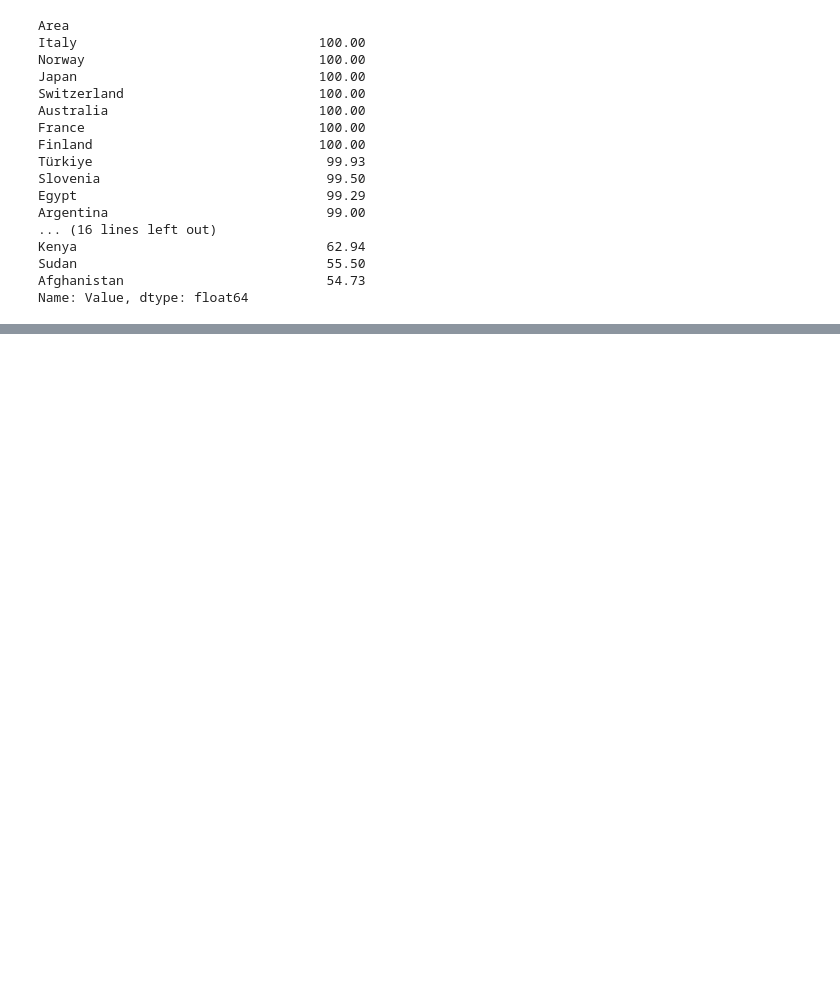
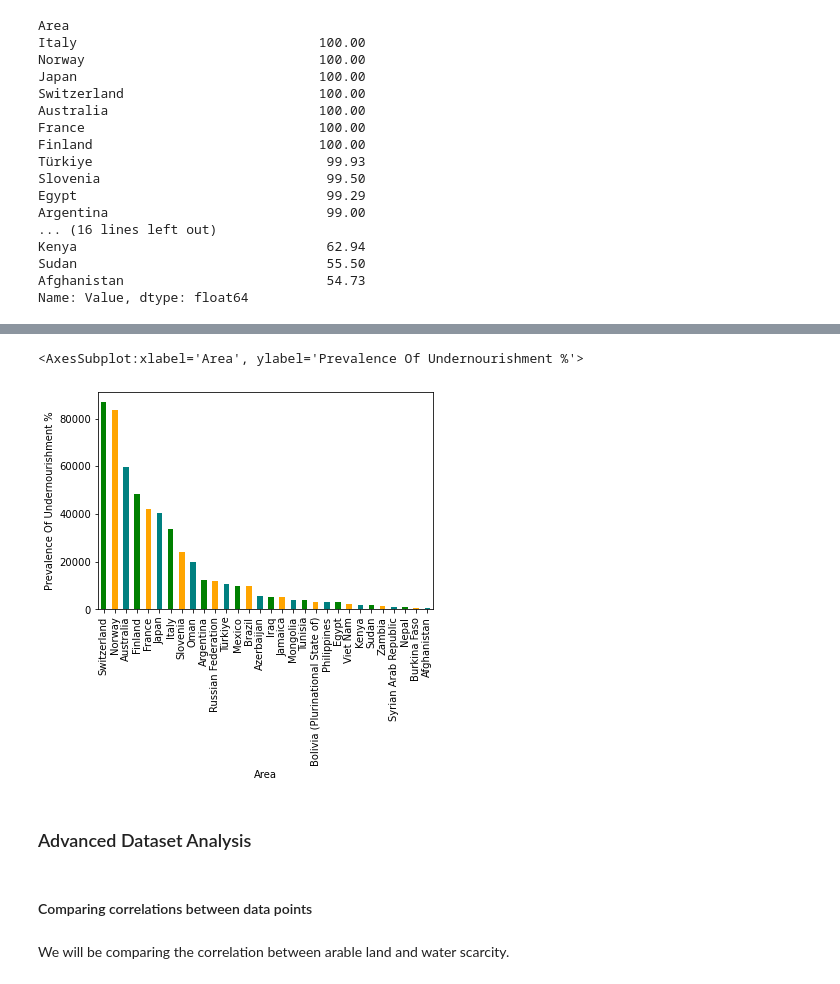
Before and after one commit to Programmer-ms742001/DataAnalysisProject, a Jupyter notebook: Data Analysis Main.ipynb, the cells around one changed output, grey strips where cells are left out. Cells and saved outputs as stored; diff of their text form; code cells hidden in the pictures; blank space fills up the shorter version.

```diff
--- a/Data Analysis Main.ipynb
+++ b/Data Analysis Main.ipynb
@@ -186,0 +273,9 @@ Name: Value, dtype: float64
+# %%
+# Filter the dataset for rows where 'Variable' is 'Prevalence of undernourishment'
+GDP_per_capita_dataset = dataset_filtered[dataset_filtered["Variable"] == "GDP per capita"]
+
+# Group by 'Area' and calculate the mean of 'Value'
+mean_GDP_per_capita = GDP_per_capita_dataset.groupby("Area")["Value"].mean()
+
+# Displaying Results
+mean_GDP_per_capita.sort_values(ascending=False, inplace=True) # Pandas library function for sorting series.
@@ -186,0 +302,11 @@ Name: Value, dtype: float64
+# %%
+mean_GDP_per_capita.plot.bar(xlabel='Area', ylabel='Prevalence Of Undernourishment %', color=['green','orange','teal'])
+# %% [output]
+<AxesSubplot:xlabel='Area', ylabel='Prevalence Of Undernourishment %'>
+[figure, added]
+# %% [markdown]
+### Advanced Dataset Analysis
+# %% [markdown]
+#### Comparing correlations between data points
+# %% [markdown]
+We will be comparing the correlation between arable land and water scarcity.
```
Also changed, not shown: parts of 18 cells of this notebook.
